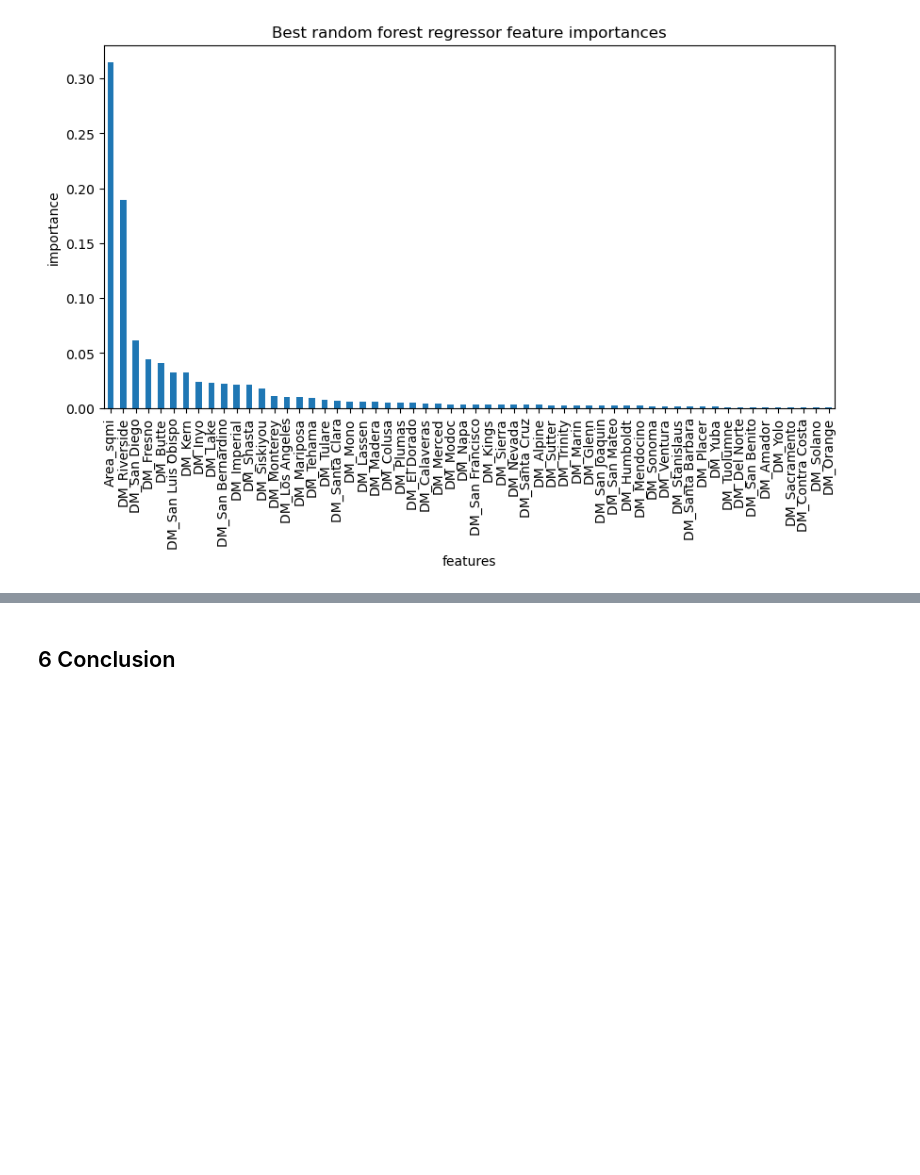
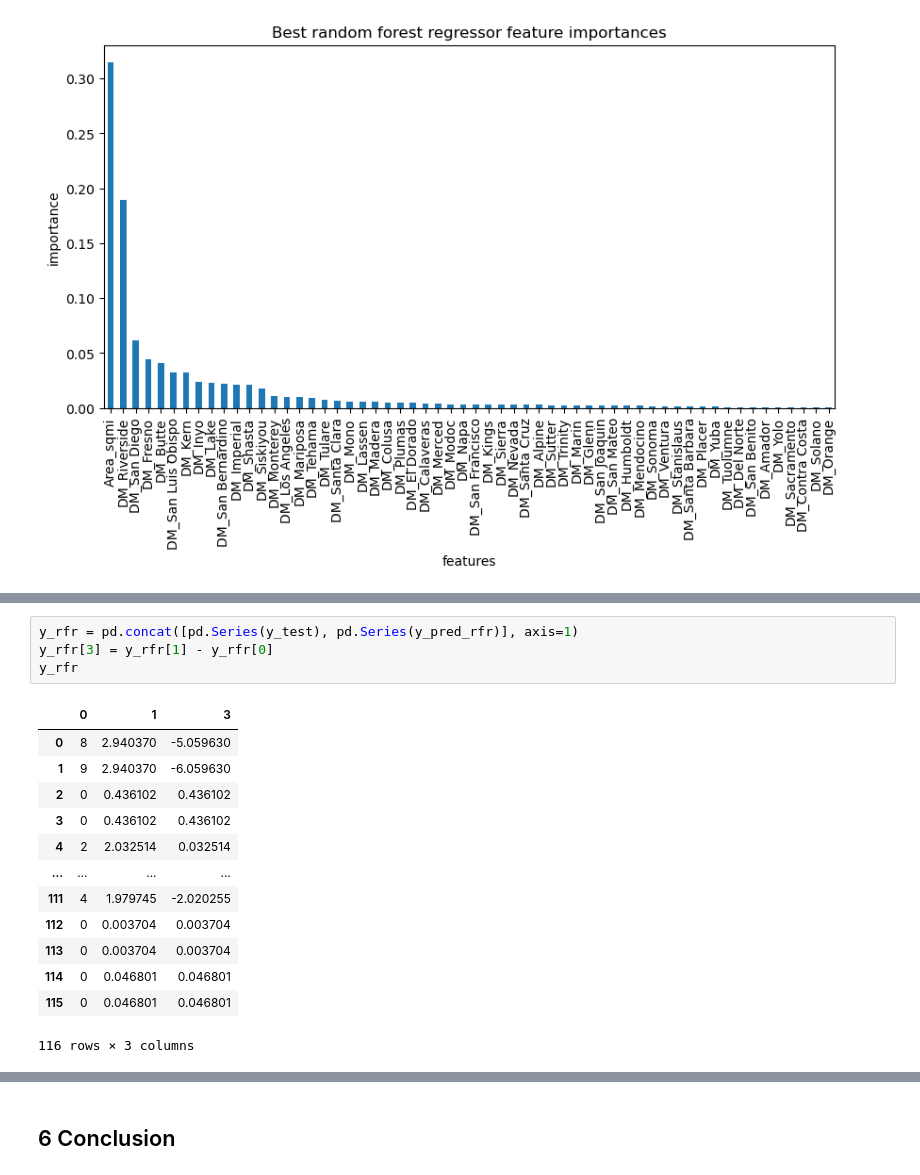
Before and after one commit to raechiang/Capstone-Wildfire, a Jupyter notebook: notebooks/4.0-rc-modeling.ipynb, the cells around one changed output, grey strips where cells are left out. Cells and saved outputs as stored; diff of their text form; blank space fills up the shorter version.

```diff
--- a/notebooks/4.0-rc-modeling.ipynb
+++ b/notebooks/4.0-rc-modeling.ipynb
@@ -481,0 +505,18 @@ plt.title('Best random forest regressor feature importances');
+# %%
+y_rfr = pd.concat([pd.Series(y_test), pd.Series(y_pred_rfr)], axis=1)
+y_rfr[3] = y_rfr[1] - y_rfr[0]
+y_rfr
+# %% [output]
+|  | 0 | 1 | 3 |
+| 0 | 8 | 2.940370 | -5.059630 |
+| 1 | 9 | 2.940370 | -6.059630 |
+| 2 | 0 | 0.436102 | 0.436102 |
+| 3 | 0 | 0.436102 | 0.436102 |
+| 4 | 2 | 2.032514 | 0.032514 |
+| ... | ... | ... | ... |
+| 111 | 4 | 1.979745 | -2.020255 |
+| 112 | 0 | 0.003704 | 0.003704 |
+| 113 | 0 | 0.003704 | 0.003704 |
+| 114 | 0 | 0.046801 | 0.046801 |
+| 115 | 0 | 0.046801 | 0.046801 |
+116 rows × 3 columns
```
Also changed, not shown: parts of 10 cells of this notebook, 1 other file.
